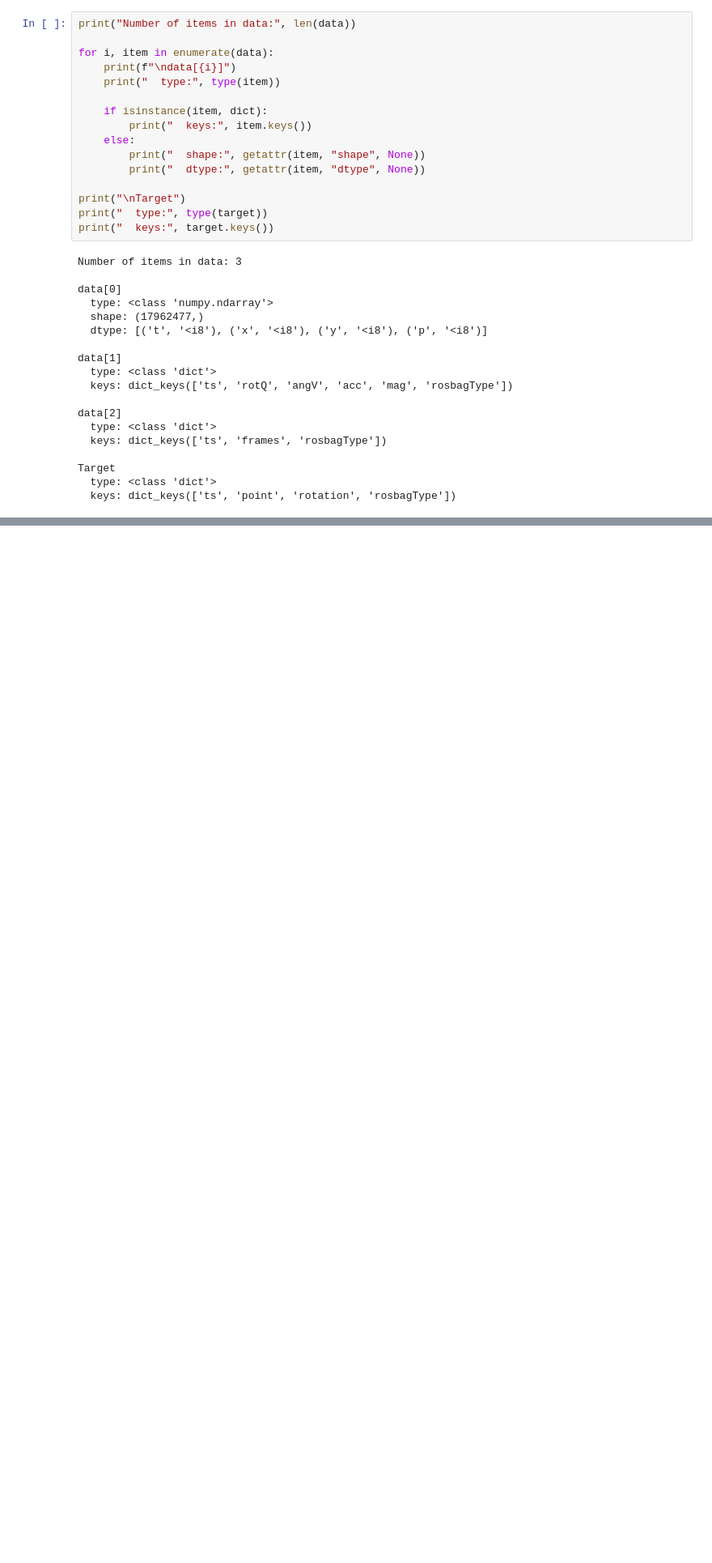
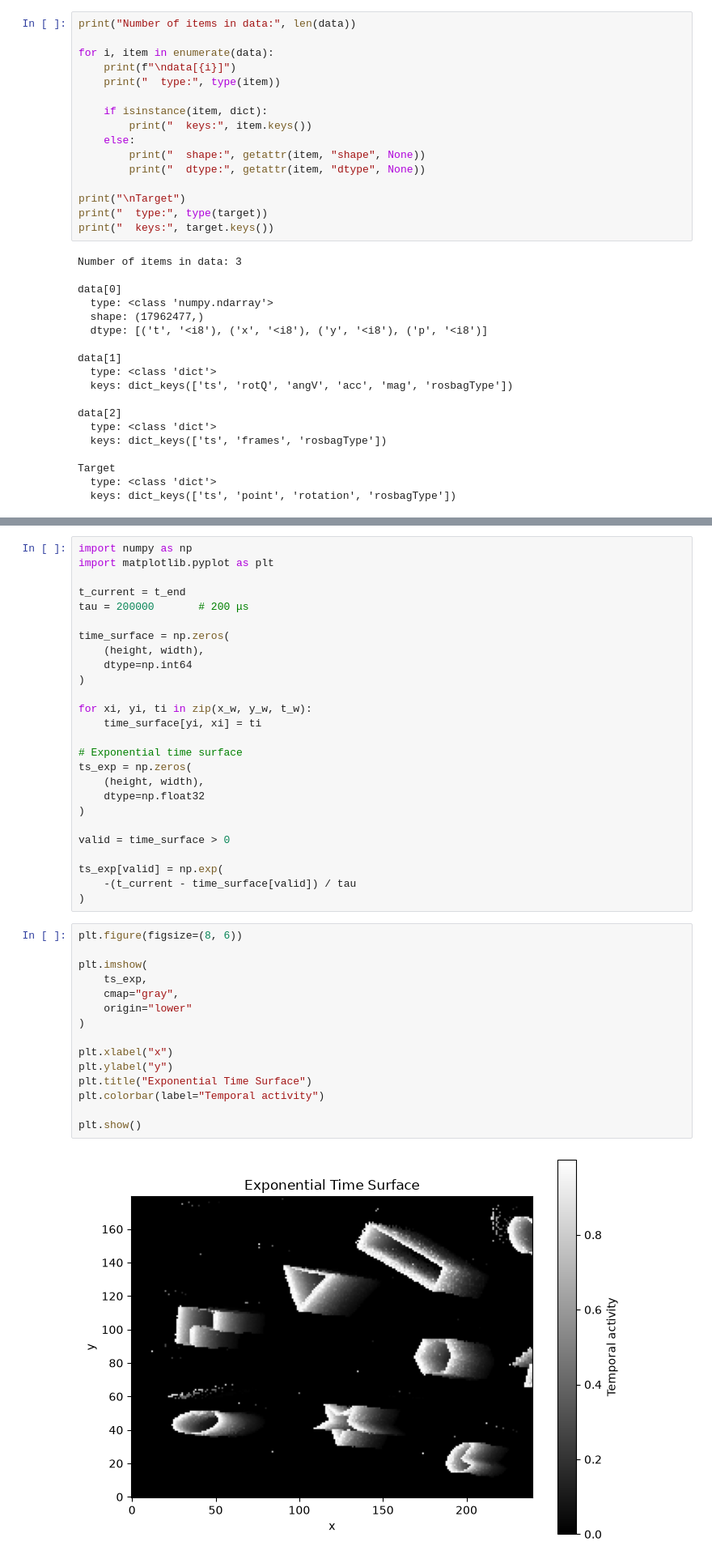
Before and after one commit to mvbc-22/SNN_VIO, a Jupyter notebook: notebooks/01_tonic_davis_test.ipynb, the cells around one changed output, grey strips where cells are left out. Shown at 81% size. Saved outputs shown, nothing was run; the diff lists cells and outputs as text; blank space fills up the shorter version.

```diff
--- a/notebooks/01_tonic_davis_test.ipynb
+++ b/notebooks/01_tonic_davis_test.ipynb
@@ -106,0 +328,43 @@ Target
+# %%
+import numpy as np
+import matplotlib.pyplot as plt
+
+t_current = t_end
+tau = 200000       # 200 μs
+
+time_surface = np.zeros(
+    (height, width),
+    dtype=np.int64
+)
+
+for xi, yi, ti in zip(x_w, y_w, t_w):
+    time_surface[yi, xi] = ti
+
+# Exponential time surface
+ts_exp = np.zeros(
+    (height, width),
+    dtype=np.float32
+)
+
+valid = time_surface > 0
+
+ts_exp[valid] = np.exp(
+    -(t_current - time_surface[valid]) / tau
+)
+# %%
+plt.figure(figsize=(8, 6))
+
+plt.imshow(
+    ts_exp,
+    cmap="gray",
+    origin="lower"
+)
+
+plt.xlabel("x")
+plt.ylabel("y")
+plt.title("Exponential Time Surface")
+plt.colorbar(label="Temporal activity")
+
+plt.show()
+# %% [output]
+[figure, added]
```
Also changed, not shown: parts of 20 cells of this notebook.
